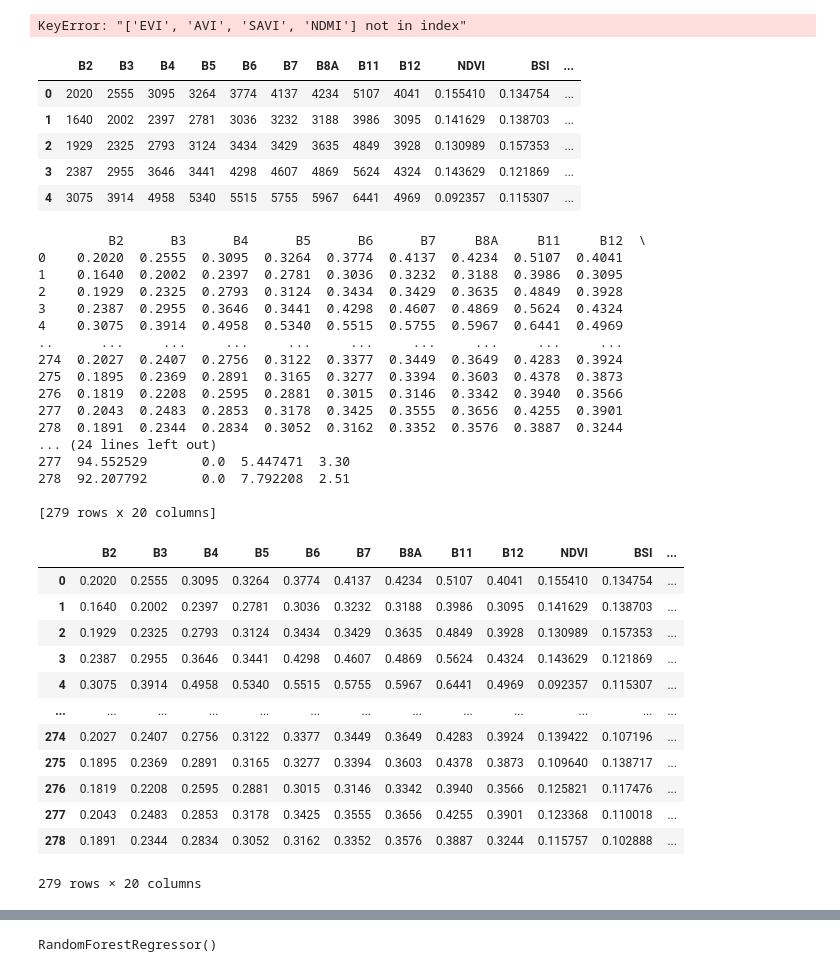
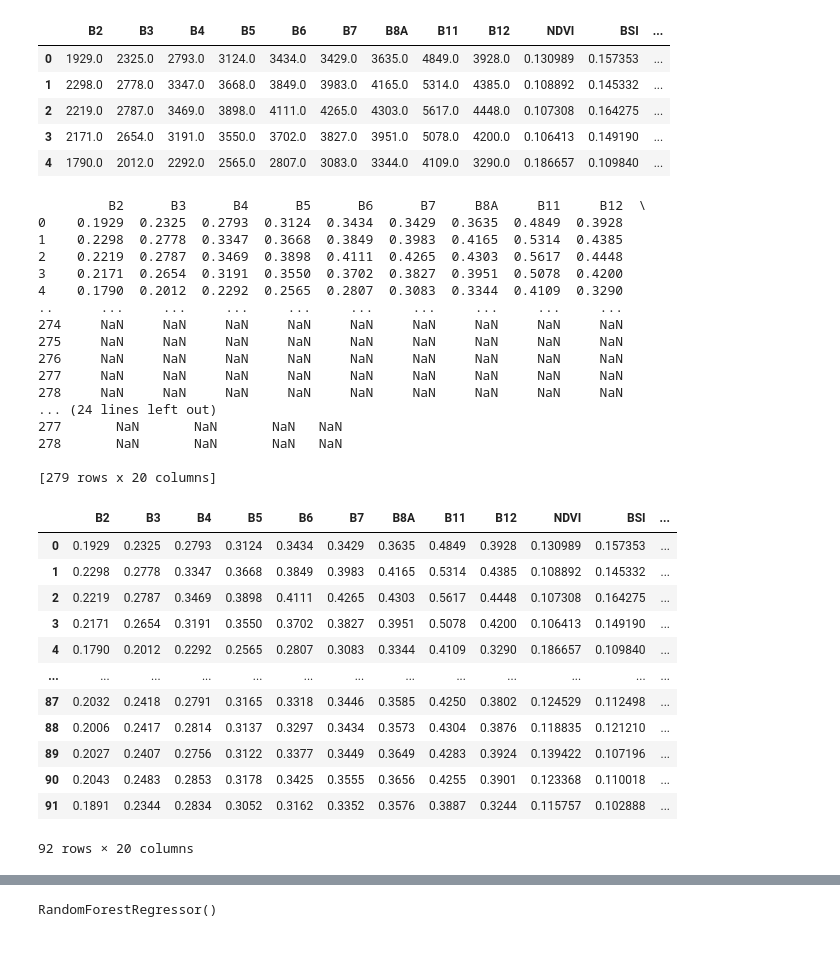
Before and after one commit to P-uyoung/X-Corps_Soil-detection, a Jupyter notebook: Models/rf_20_S2A_SWHC_ST_0924.ipynb, the cells around one changed output, grey strips where cells are left out. Cells and saved outputs as stored; diff of their text form; code cells hidden in the pictures.

```diff
--- a/Models/rf_20_S2A_SWHC_ST_0924.ipynb
+++ b/Models/rf_20_S2A_SWHC_ST_0924.ipynb
@@ -6,7 +6,7 @@ import pandas as pd
 import sklearn
 import math
 # %%
-df = pd.read_csv(r"./../dataset-Icheon&CHL/2000_0924_20m.csv", low_memory = False)
+df = pd.read_excel("./../dataset-Icheon&CHL/2000_20m_final_20221111.xlsx", sheet_name = "2000_20221029_final")
 # %%
 df.info()
 # %% [output]
@@ -30,16 +30,14 @@ memory usage: 17.4+ KB
 # %%
 df = pd.DataFrame(df[['B2','B3','B4','B5','B6','B7','B8A','B11','B12','NDVI','BSI','EVI','AVI','SAVI','NDMI','SWHC','Sand (%)','Silt (%)','Clay (%)','SOC']])
-# %% [output]
-KeyError: "['EVI', 'AVI', 'SAVI', 'NDMI'] not in index"
 # %%
 df.head()
 # %% [output]
 |  | B2 | B3 | B4 | B5 | B6 | B7 | B8A | B11 | B12 | NDVI | BSI | ... |
-| 0 | 2020 | 2555 | 3095 | 3264 | 3774 | 4137 | 4234 | 5107 | 4041 | 0.155410 | 0.134754 | ... |
-| 1 | 1640 | 2002 | 2397 | 2781 | 3036 | 3232 | 3188 | 3986 | 3095 | 0.141629 | 0.138703 | ... |
-| 2 | 1929 | 2325 | 2793 | 3124 | 3434 | 3429 | 3635 | 4849 | 3928 | 0.130989 | 0.157353 | ... |
-| 3 | 2387 | 2955 | 3646 | 3441 | 4298 | 4607 | 4869 | 5624 | 4324 | 0.143629 | 0.121869 | ... |
-| 4 | 3075 | 3914 | 4958 | 5340 | 5515 | 5755 | 5967 | 6441 | 4969 | 0.092357 | 0.115307 | ... |
+| 0 | 1929.0 | 2325.0 | 2793.0 | 3124.0 | 3434.0 | 3429.0 | 3635.0 | 4849.0 | 3928.0 | 0.130989 | 0.157353 | ... |
+| 1 | 2298.0 | 2778.0 | 3347.0 | 3668.0 | 3849.0 | 3983.0 | 4165.0 | 5314.0 | 4385.0 | 0.108892 | 0.145332 | ... |
+| 2 | 2219.0 | 2787.0 | 3469.0 | 3898.0 | 4111.0 | 4265.0 | 4303.0 | 5617.0 | 4448.0 | 0.107308 | 0.164275 | ... |
+| 3 | 2171.0 | 2654.0 | 3191.0 | 3550.0 | 3702.0 | 3827.0 | 3951.0 | 5078.0 | 4200.0 | 0.106413 | 0.149190 | ... |
+| 4 | 1790.0 | 2012.0 | 2292.0 | 2565.0 | 2807.0 | 3083.0 | 3344.0 | 4109.0 | 3290.0 | 0.186657 | 0.109840 | ... |
 # %%
 from sklearn.ensemble import RandomForestRegressor
 from sklearn.model_selection import cross_val_score
@@ -63,41 +61,42 @@ df['AVI'] = df['AVI']/10000
 print(df)
 # %% [output]
          B2      B3      B4      B5      B6      B7     B8A     B11     B12  \
-0    0.2020  0.2555  0.3095  0.3264  0.3774  0.4137  0.4234  0.5107  0.4041
-1    0.1640  0.2002  0.2397  0.2781  0.3036  0.3232  0.3188  0.3986  0.3095
-2    0.1929  0.2325  0.2793  0.3124  0.3434  0.3429  0.3635  0.4849  0.3928
-3    0.2387  0.2955  0.3646  0.3441  0.4298  0.4607  0.4869  0.5624  0.4324
-4    0.3075  0.3914  0.4958  0.5340  0.5515  0.5755  0.5967  0.6441  0.4969
+0    0.1929  0.2325  0.2793  0.3124  0.3434  0.3429  0.3635  0.4849  0.3928
+1    0.2298  0.2778  0.3347  0.3668  0.3849  0.3983  0.4165  0.5314  0.4385
+2    0.2219  0.2787  0.3469  0.3898  0.4111  0.4265  0.4303  0.5617  0.4448
+3    0.2171  0.2654  0.3191  0.3550  0.3702  0.3827  0.3951  0.5078  0.4200
+4    0.1790  0.2012  0.2292  0.2565  0.2807  0.3083  0.3344  0.4109  0.3290
 ..      ...     ...     ...     ...     ...     ...     ...     ...     ...
-274  0.2027  0.2407  0.2756  0.3122  0.3377  0.3449  0.3649  0.4283  0.3924
-275  0.1895  0.2369  0.2891  0.3165  0.3277  0.3394  0.3603  0.4378  0.3873
-276  0.1819  0.2208  0.2595  0.2881  0.3015  0.3146  0.3342  0.3940  0.3566
-277  0.2043  0.2483  0.2853  0.3178  0.3425  0.3555  0.3656  0.4255  0.3901
-278  0.1891  0.2344  0.2834  0.3052  0.3162  0.3352  0.3576  0.3887  0.3244
+274     NaN     NaN     NaN     NaN     NaN     NaN     NaN     NaN     NaN
+275     NaN     NaN     NaN     NaN     NaN     NaN     NaN     NaN     NaN
+276     NaN     NaN     NaN     NaN     NaN     NaN     NaN     NaN     NaN
+277     NaN     NaN     NaN     NaN     NaN     NaN     NaN     NaN     NaN
+278     NaN     NaN     NaN     NaN     NaN     NaN     NaN     NaN     NaN
 ... (24 lines left out)
-277  94.552529       0.0  5.447471  3.30
-278  92.207792       0.0  7.792208  2.51
+277       NaN       NaN       NaN   NaN
+278       NaN       NaN       NaN   NaN
 
 [279 rows x 20 columns]
 # %%
 df['Sand (%)'] = df['Sand (%)']/100
 df['Silt (%)'] = df['Silt (%)']/100
 df['Clay (%)'] = df['Clay (%)']/100
+df = df.dropna()
 df
 # %% [output]
 |  | B2 | B3 | B4 | B5 | B6 | B7 | B8A | B11 | B12 | NDVI | BSI | ... |
-| 0 | 0.2020 | 0.2555 | 0.3095 | 0.3264 | 0.3774 | 0.4137 | 0.4234 | 0.5107 | 0.4041 | 0.155410 | 0.134754 | ... |
-| 1 | 0.1640 | 0.2002 | 0.2397 | 0.2781 | 0.3036 | 0.3232 | 0.3188 | 0.3986 | 0.3095 | 0.141629 | 0.138703 | ... |
-| 2 | 0.1929 | 0.2325 | 0.2793 | 0.3124 | 0.3434 | 0.3429 | 0.3635 | 0.4849 | 0.3928 | 0.130989 | 0.157353 | ... |
-| 3 | 0.2387 | 0.2955 | 0.3646 | 0.3441 | 0.4298 | 0.4607 | 0.4869 | 0.5624 | 0.4324 | 0.143629 | 0.121869 | ... |
-| 4 | 0.3075 | 0.3914 | 0.4958 | 0.5340 | 0.5515 | 0.5755 | 0.5967 | 0.6441 | 0.4969 | 0.092357 | 0.115307 | ... |
+| 0 | 0.1929 | 0.2325 | 0.2793 | 0.3124 | 0.3434 | 0.3429 | 0.3635 | 0.4849 | 0.3928 | 0.130989 | 0.157353 | ... |
+| 1 | 0.2298 | 0.2778 | 0.3347 | 0.3668 | 0.3849 | 0.3983 | 0.4165 | 0.5314 | 0.4385 | 0.108892 | 0.145332 | ... |
+| 2 | 0.2219 | 0.2787 | 0.3469 | 0.3898 | 0.4111 | 0.4265 | 0.4303 | 0.5617 | 0.4448 | 0.107308 | 0.164275 | ... |
+| 3 | 0.2171 | 0.2654 | 0.3191 | 0.3550 | 0.3702 | 0.3827 | 0.3951 | 0.5078 | 0.4200 | 0.106413 | 0.149190 | ... |
+| 4 | 0.1790 | 0.2012 | 0.2292 | 0.2565 | 0.2807 | 0.3083 | 0.3344 | 0.4109 | 0.3290 | 0.186657 | 0.109840 | ... |
 | ... | ... | ... | ... | ... | ... | ... | ... | ... | ... | ... | ... | ... |
-| 274 | 0.2027 | 0.2407 | 0.2756 | 0.3122 | 0.3377 | 0.3449 | 0.3649 | 0.4283 | 0.3924 | 0.139422 | 0.107196 | ... |
-| 275 | 0.1895 | 0.2369 | 0.2891 | 0.3165 | 0.3277 | 0.3394 | 0.3603 | 0.4378 | 0.3873 | 0.109640 | 0.138717 | ... |
-| 276 | 0.1819 | 0.2208 | 0.2595 | 0.2881 | 0.3015 | 0.3146 | 0.3342 | 0.3940 | 0.3566 | 0.125821 | 0.117476 | ... |
-| 277 | 0.2043 | 0.2483 | 0.2853 | 0.3178 | 0.3425 | 0.3555 | 0.3656 | 0.4255 | 0.3901 | 0.123368 | 0.110018 | ... |
-| 278 | 0.1891 | 0.2344 | 0.2834 | 0.3052 | 0.3162 | 0.3352 | 0.3576 | 0.3887 | 0.3244 | 0.115757 | 0.102888 | ... |
+| 87 | 0.2032 | 0.2418 | 0.2791 | 0.3165 | 0.3318 | 0.3446 | 0.3585 | 0.4250 | 0.3802 | 0.124529 | 0.112498 | ... |
+| 88 | 0.2006 | 0.2417 | 0.2814 | 0.3137 | 0.3297 | 0.3434 | 0.3573 | 0.4304 | 0.3876 | 0.118835 | 0.121210 | ... |
+| 89 | 0.2027 | 0.2407 | 0.2756 | 0.3122 | 0.3377 | 0.3449 | 0.3649 | 0.4283 | 0.3924 | 0.139422 | 0.107196 | ... |
+| 90 | 0.2043 | 0.2483 | 0.2853 | 0.3178 | 0.3425 | 0.3555 | 0.3656 | 0.4255 | 0.3901 | 0.123368 | 0.110018 | ... |
+| 91 | 0.1891 | 0.2344 | 0.2834 | 0.3052 | 0.3162 | 0.3352 | 0.3576 | 0.3887 | 0.3244 | 0.115757 | 0.102888 | ... |
-279 rows × 20 columns
+92 rows × 20 columns
 # %%
 x = df.iloc[:, :-1]
 print(x)
```
Also changed, not shown: parts of 8 cells of this notebook.
